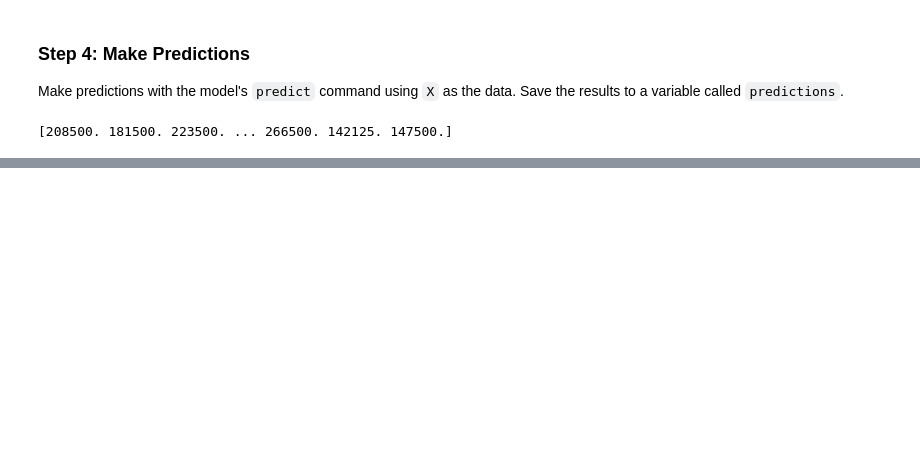
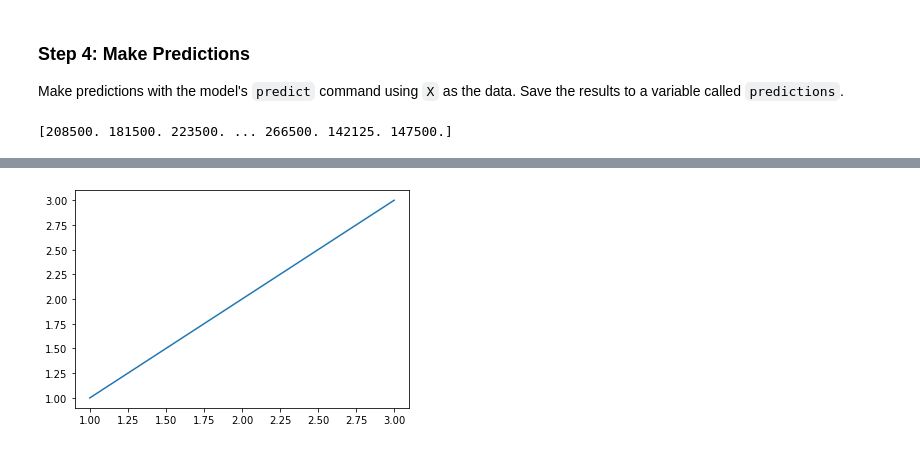
Before and after one commit to HarakaRisasi/python_code, a Jupyter notebook: introduction_to_machine_learning/003_1_first_machine_learning_model.ipynb, the cells around one changed output, grey strips where cells are left out. Cells and saved outputs as stored; diff of their text form; code cells hidden in the pictures; blank space fills up the shorter version.

```diff
--- a/introduction_to_machine_learning/003_1_first_machine_learning_model.ipynb
+++ b/introduction_to_machine_learning/003_1_first_machine_learning_model.ipynb
@@ -121,0 +155,8 @@ print(predictions)
+# %%
+import matplotlib.pyplot as plt
+%matplotlib inline
+plt.figure()
+plt.plot([1,2,3], [1,2,3])
+plt.show()
+# %% [output]
+[figure, added]
```
Also changed, not shown: parts of 5 cells of this notebook.
